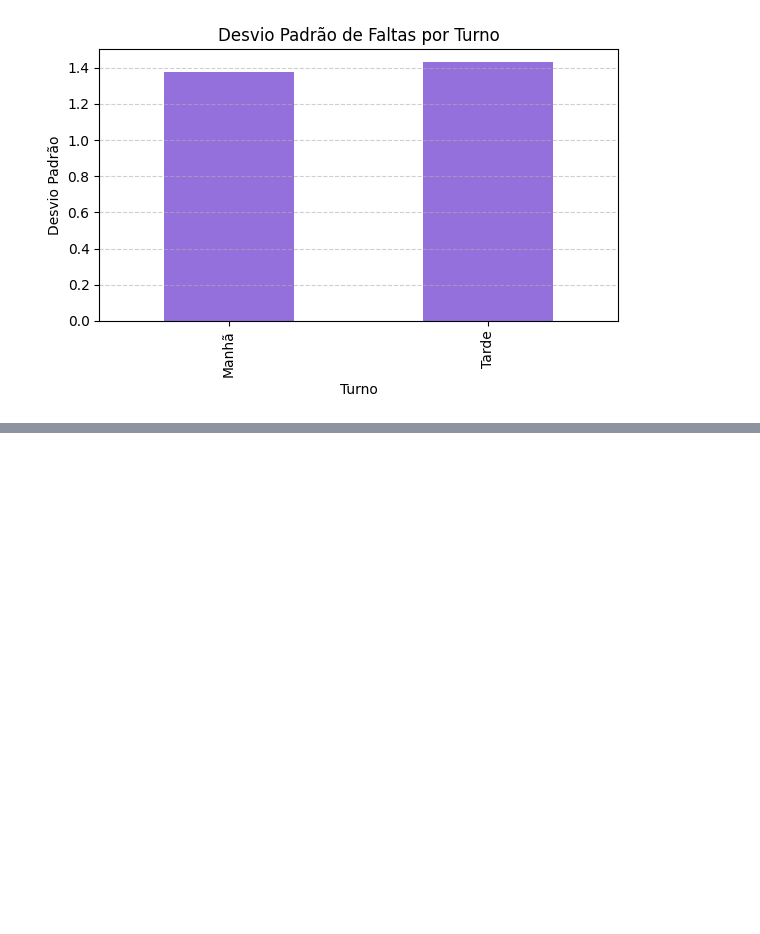
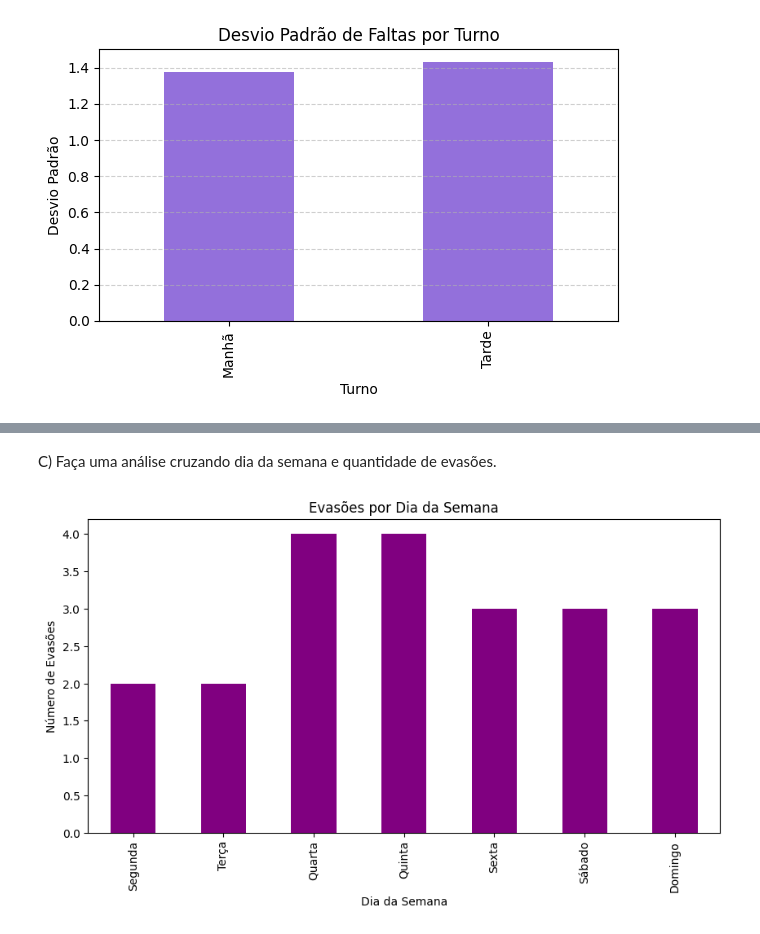
Before and after one commit to greickz/data-science-2026-sem1, a Jupyter notebook: analise.ipynb, the cells around one changed output, grey strips where cells are left out. Drawn from its saved outputs; the diff is of its cells as text; code cells hidden in the pictures; blank space fills up the shorter version.

```diff
--- a/analise.ipynb
+++ b/analise.ipynb
@@ -224,0 +135,14 @@ Análise
+# %% [markdown]
+C) Faça uma análise cruzando dia da semana e quantidade de evasões.
+# %%
+df['Dia_Semana_Num'] = pd.to_datetime(df['Data_Ultima_Falta']).dt.dayofweek
+evasao_por_dia = df[df['Evadiu'] == 'Sim'].groupby('Dia_Semana_Num').size()
+dias = ['Segunda', 'Terça', 'Quarta', 'Quinta', 'Sexta', 'Sábado', 'Domingo']
+evasao_por_dia.index = dias[:len(evasao_por_dia)]
+evasao_por_dia.plot(kind='bar', color='purple', figsize=(10, 5))
+plt.title('Evasões por Dia da Semana')
+plt.xlabel('Dia da Semana')
+plt.ylabel('Número de Evasões')
+plt.show()
+# %% [output]
+[figure, added]
```
Also changed, not shown: parts of 72 cells of this notebook.
